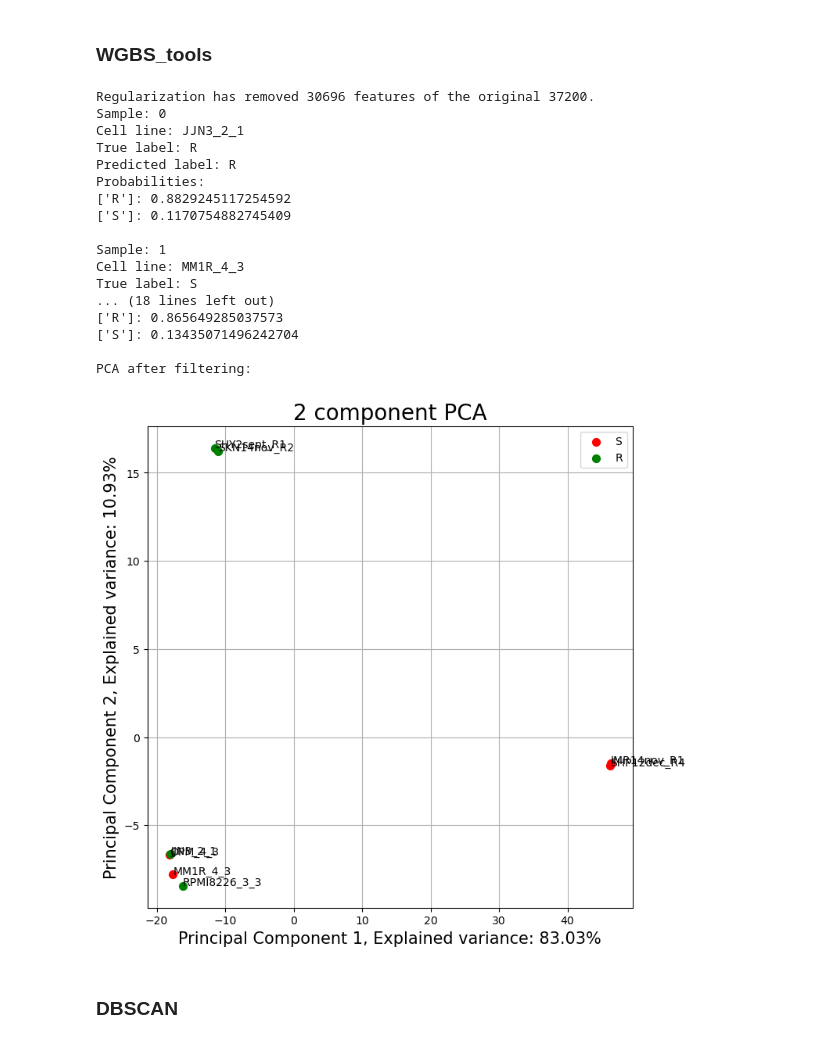
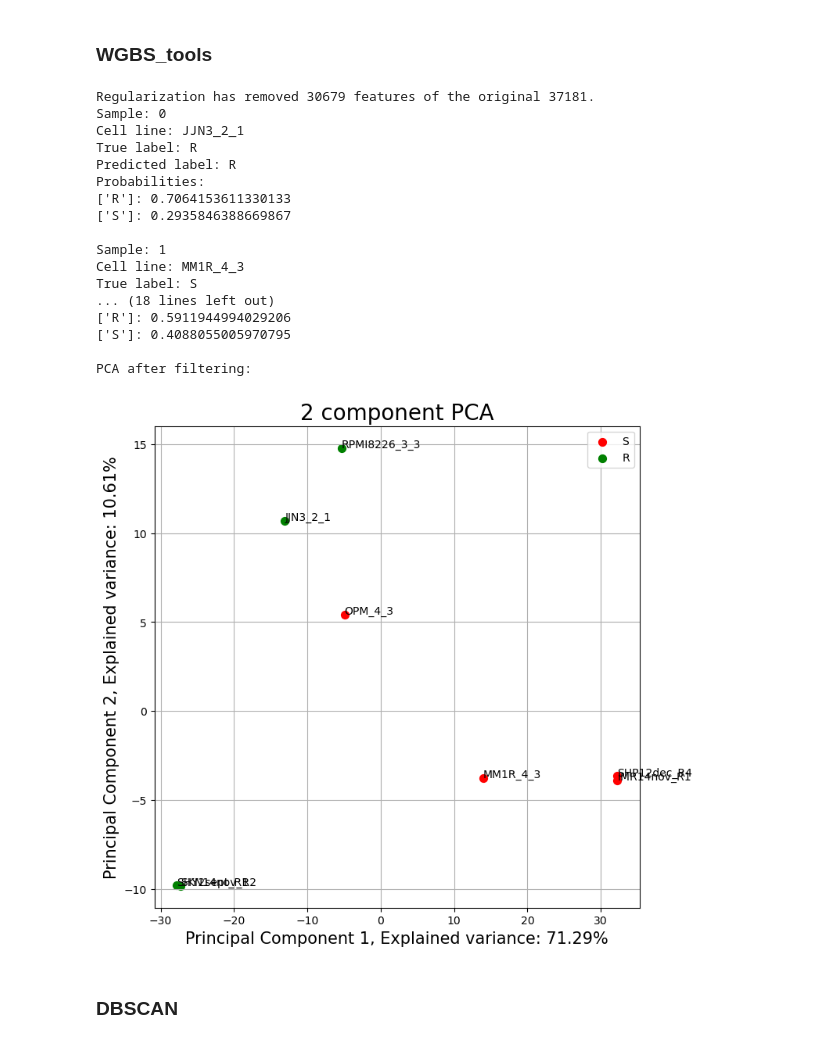
Before and after one commit to Lucmeister55/lvisser, a Jupyter notebook: segment_pm.ipynb, the cells around one changed output. Drawn from its saved outputs; the diff is of its cells as text; code cells hidden in the pictures.

```diff
--- a/segment_pm.ipynb
+++ b/segment_pm.ipynb
@@ -369,7 +396,7 @@ def split(X, y, test_size):
 
     return X_train, X_test, y_train, y_test, train_indices, test_indices
 # %%
-def train_and_predict_single(meth_seg_fm, train_indices=None, test_size = 0.25, reg = False, dmr = None, oversamp = None):
+def train_and_predict_single(meth_seg_fm, test_size = 0.25, train_indices=None, test_indices=None, reg = False, dmr = None, oversamp = None):
     # Initialize the encoder and scaler
     encoder = LabelEncoder()
     scaler = StandardScaler()
@@ -377,10 +404,13 @@ def train_and_predict_single(meth_seg_fm, train_indices=None, test_size = 0.25,
     X = meth_seg_fm.select_dtypes(exclude=['object'])
     y = meth_seg_fm["Group"]
 
-    if train_indices is None:
+    if train_indices is None and train_indices is None:
         X_train, X_test, y_train, y_test, train_indices, test_indices = split(X, y, test_size)
     else:
-        test_indices = [i for i in range(len(X)) if i not in train_indices]
+        if test_indices is None and train_indices is not None:
+            test_indices = [i for i in range(len(X)) if i not in train_indices]
+        elif train_indices is None and test_indices is not None:
+            train_indices = [i for i in range(len(X)) if i not in test_indices]
         X_train, X_test, y_train, y_test = X.iloc[train_indices], X.iloc[test_indices], y.iloc[train_indices], y.iloc[test_indices]
 
     groups_train = meth_seg_fm["Group"].iloc[train_indices]
@@ -444,17 +474,18 @@ def train_and_predict_single(meth_seg_fm, train_indices=None, test_size = 0.25,
 
     if dmr or reg:
         # Use loc instead of iloc
-        retained_features_fm = X.loc[:, X_features_current]
-        retained_features_fm["sample_id_adj"] = meth_seg_fm["sample_id_adj"]
-        retained_features_fm["Group"] = meth_seg_fm["Group"]
+        retained_features_fm = X.loc[:, X_features_current].iloc[train_indices+test_indices]
+        retained_features_fm["sample_id_adj"] = meth_seg_fm["sample_id_adj"][train_indices+test_indices]
+        retained_features_fm["Group"] = meth_seg_fm["Group"][train_indices+test_indices]
         print("PCA after filtering:")
+        retained_features_fm.reset_index(drop=True, inplace=True)
         pca_plot(retained_features_fm, n_components=2, group_column="Group", label_column = "sample_id_adj")
 
     # Get the feature importances
     importances = model.coef_[0]
 
     # Create a DataFrame with the feature names and their corresponding importances
-    importances_df = pd.DataFrame({'Feature': X.columns, 'Importance': importances})
+    importances_df = pd.DataFrame({'Feature': X_features_prev, 'Importance': importances})
 
     return model, importances_df
 # %%
@@ -1460,26 +1466,26 @@ pca_plot(meth_seg_wgbs_fm, n_components=2, group_column="Group", label_column =
 # %%
 meth_seg_wgbs_fm = pd.read_csv("/data/lvisser/feature_matrices/meth_seg_wgbs_fm.csv")
 # %%
-train_and_predict_single(meth_seg_wgbs_fm, train_indices = [0, 1, 2, 3], reg = True, pca = True)
+model, importances_df = train_and_predict_single(meth_seg_wgbs_fm, train_indices = [0, 1, 2, 3], reg = True)
 # %% [output]
-Regularization has removed 30696 features of the original 37200.
+Regularization has removed 30679 features of the original 37181.
 Sample: 0
 Cell line: JJN3_2_1
 True label: R
 Predicted label: R
 Probabilities:
-['R']: 0.8829245117254592
-['S']: 0.1170754882745409
+['R']: 0.7064153611330133
+['S']: 0.2935846388669867
 
 Sample: 1
 Cell line: MM1R_4_3
 True label: S
 ... (18 lines left out)
-['R']: 0.865649285037573
-['S']: 0.13435071496242704
+['R']: 0.5911944994029206
+['S']: 0.4088055005970795
 
 PCA after filtering:
-[figure, old version]
+[figure, new version]
 # %% [markdown]
 ### DBSCAN
 # %%
```
Also changed, not shown: parts of 60 cells of this notebook, 6 other files.
